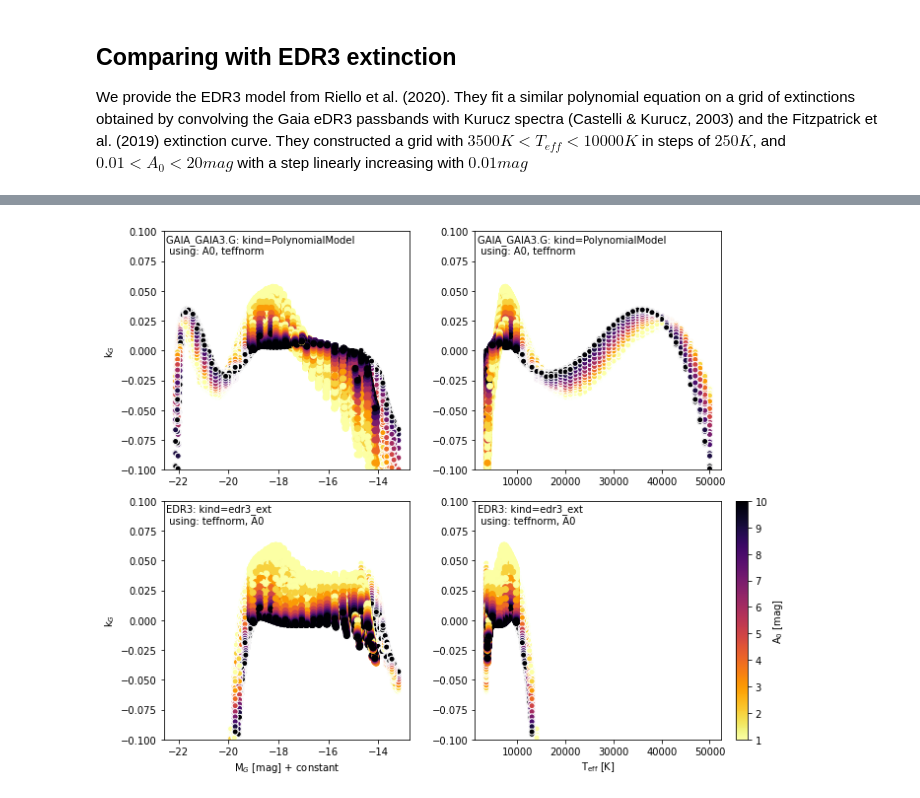
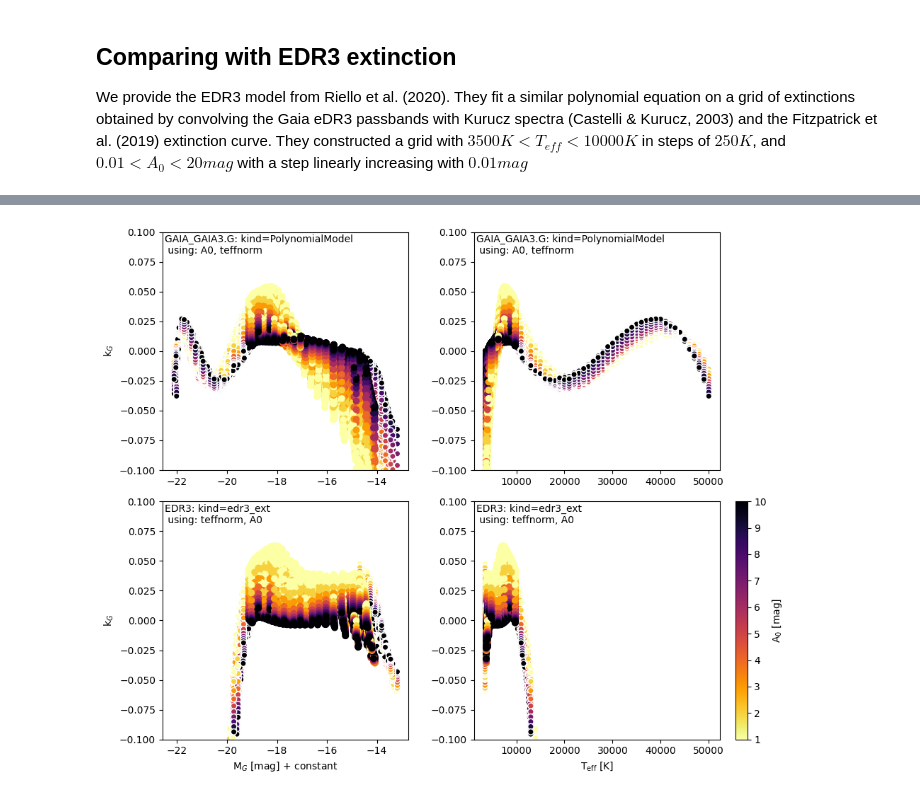
Before and after one commit to mfouesneau/dustapprox, a Jupyter notebook: examples/Examples.ipynb, the cells around one changed output, grey strips where cells are left out. Saved outputs shown, nothing was run; the diff lists cells and outputs as text; code cells hidden in the pictures.

```diff
--- a/examples/Examples.ipynb
+++ b/examples/Examples.ipynb
@@ -521,8 +504,12 @@ import pylab as plt
 
 # get Gaia models
 lib = models.PrecomputedModel()
-# r_ = lib.find(passband='Gaia')[0]  # taking the first one
-model = lib.load_model('../gaiadr3_a0_tmp.ecsv', passband='GAIA_GAIA3.G')
+# take a model with only A0 variable
+model = None
+for model_ in lib.find(passband='GAIA_GAIA3.G'):
+    if model_.model["feature_names"] == ["A0", "teffnorm"]:
+        model = model_.load_model(passband='GAIA_GAIA3.G')
+        break
 
 # get some data
 data = pd.read_csv('../docs/models/precomputed/kurucz_gaiaedr3_small_a0_grid.csv')
@@ -566,31 +553,31 @@ plt.text(0.01, 0.99, title, fontsize='medium',
 title = "{name:s}: kind={kind:s}\n using: {features}".format(
            name="EDR3",
            kind=edr3.edr3_ext().__class__.__name__,
            features=', '.join(('teffnorm', 'A0')))
 
 ax = plt.subplot(223, sharex=ax0, sharey=ax0)
 plt.scatter(df['mag0'], delta_edr3, **kwargs_all)
 plt.scatter(df['mag0'][select], delta_edr3[select], **kwargs_select)
 plt.colorbar().set_label(r'A$_0$ [mag]')
 plt.xlabel(r'M$_G$ [mag] + constant')
 plt.ylabel(r'k$_G$')
 plt.ylim(-0.1, 0.1)
 plt.text(0.01, 0.99, title, fontsize='medium',
         transform=plt.gca().transAxes, va='top', ha='left')
 
 
 plt.subplot(224, sharex=ax1, sharey=ax1)
 plt.scatter(df['teff'], delta_edr3, **kwargs_all)
 plt.scatter(df['teff'][select], delta_edr3[select], **kwargs_select)
 plt.xlabel(r'T$_{\rm eff}$ [K]')
 plt.colorbar().set_label(r'A$_0$ [mag]')
 plt.ylim(-0.1, 0.1)
 
 plt.setp(plt.gcf().get_axes()[1:-1:2], visible=False)
 
 plt.text(0.01, 0.99, title, fontsize='medium',
         transform=plt.gca().transAxes, va='top', ha='left')
 
 plt.tight_layout()
 # %% [output]
-[figure, old version]
+[figure, new version]
```
Also changed, not shown: parts of 11 cells of this notebook.
